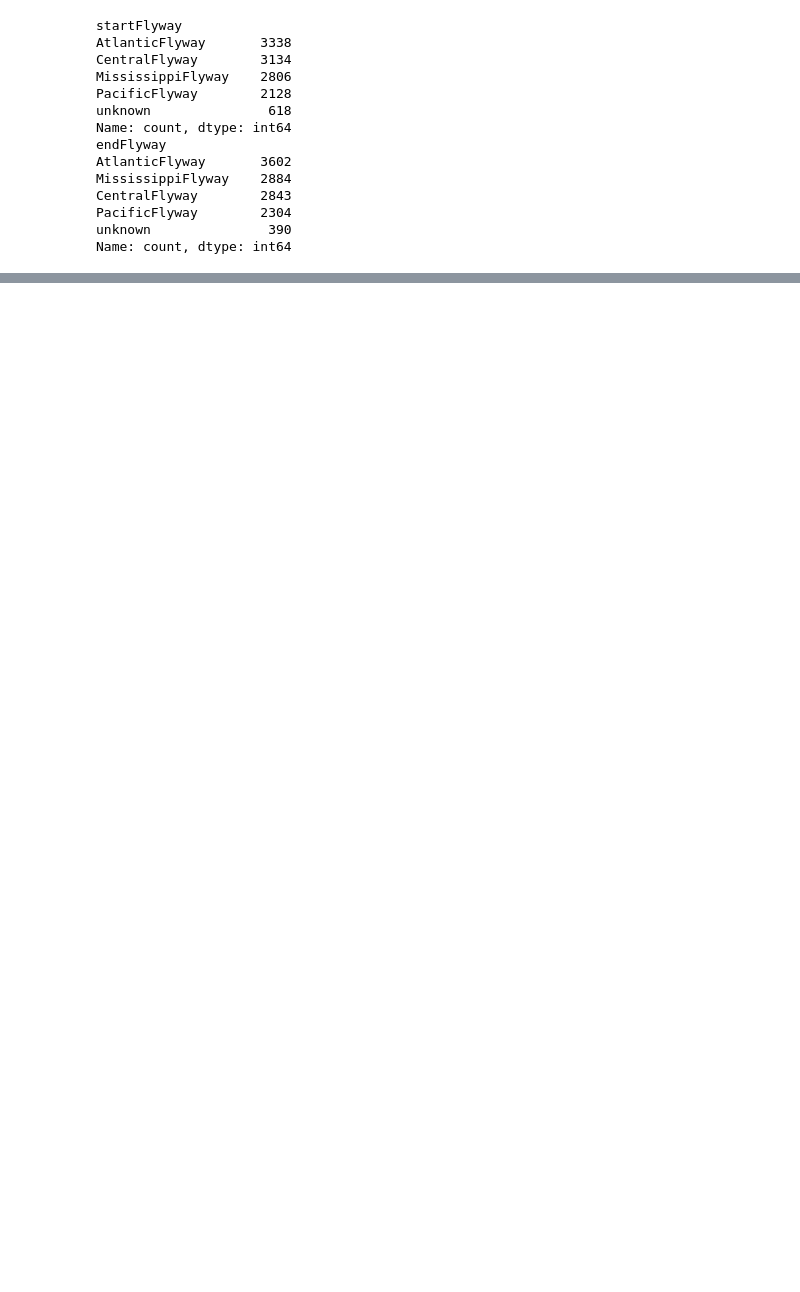
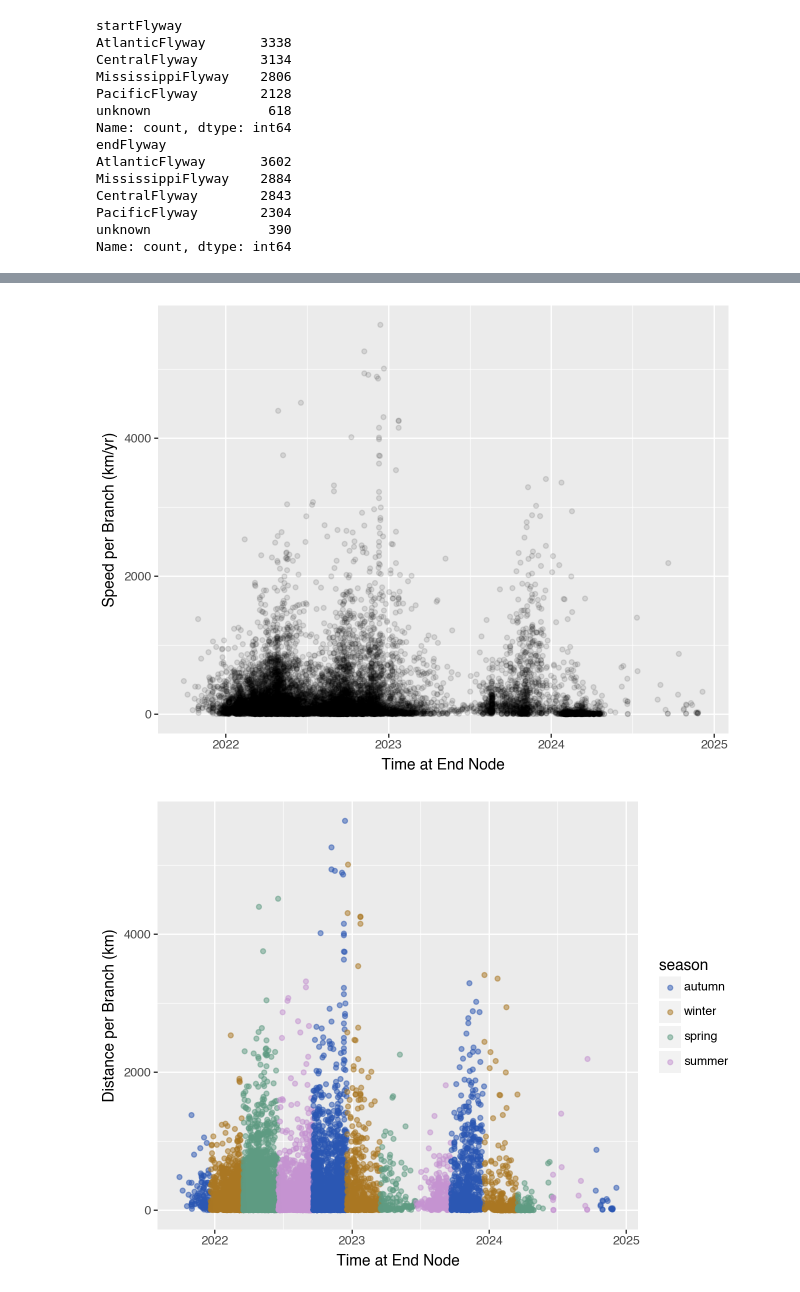
Before and after one commit to moncla-lab/H5-avian-ecology, a Jupyter notebook: cont_phyl_mcc_plotting.ipynb, the cells around one changed output, grey strips where cells are left out. Cells and saved outputs as stored; diff of their text form; code cells hidden in the pictures; blank space fills up the shorter version.

```diff
--- a/cont_phyl_mcc_plotting.ipynb
+++ b/cont_phyl_mcc_plotting.ipynb
@@ -945,0 +806,31 @@ mcc_seas_mon_flyways.loc[mcc_seas_mon_flyways["startFlyway"] == mcc_seas_mon_fly
+# %%
+# Plots 3, 4, 5: speed and distance over time
+
+speed_over_time = (
+    ggplot(mcc_seas_mon, aes(x = "endYear", y = "branchSpeed"))
+    + geom_point(alpha=0.1)
+#    + facet_wrap("endYear_whole")
+    + labs(x = "Time at End Node", y = "Speed per Branch (km/yr)")
+)
+
+dist_over_time = (
+    ggplot(mcc_seas_mon, aes(x = "endYear", y = "dist_km", color = "season"))
+    + geom_point(alpha=0.5)
+    + scale_color_manual(values=season_colors)
+    # + scale_y_log10()
+#    + facet_wrap("endYear_whole")
+    + labs(x = "Time at End Node", y = "Distance per Branch (km)")
+)
+
+dist_vs_speed = (
+    ggplot(mcc_seas_mon, aes(x = "dist_km", y = "branchSpeed"))
+    + geom_line()
+    + labs(x = "Distance (km)", y = "Speed per Branch (km/yr)")
+)
+
+speed_over_time.show()
+dist_over_time.show()
+dist_vs_speed.show()
+# %% [output]
+[figure, new version]
+[figure, new version]
```
Also changed, not shown: parts of 49 cells of this notebook, 4 other files.
